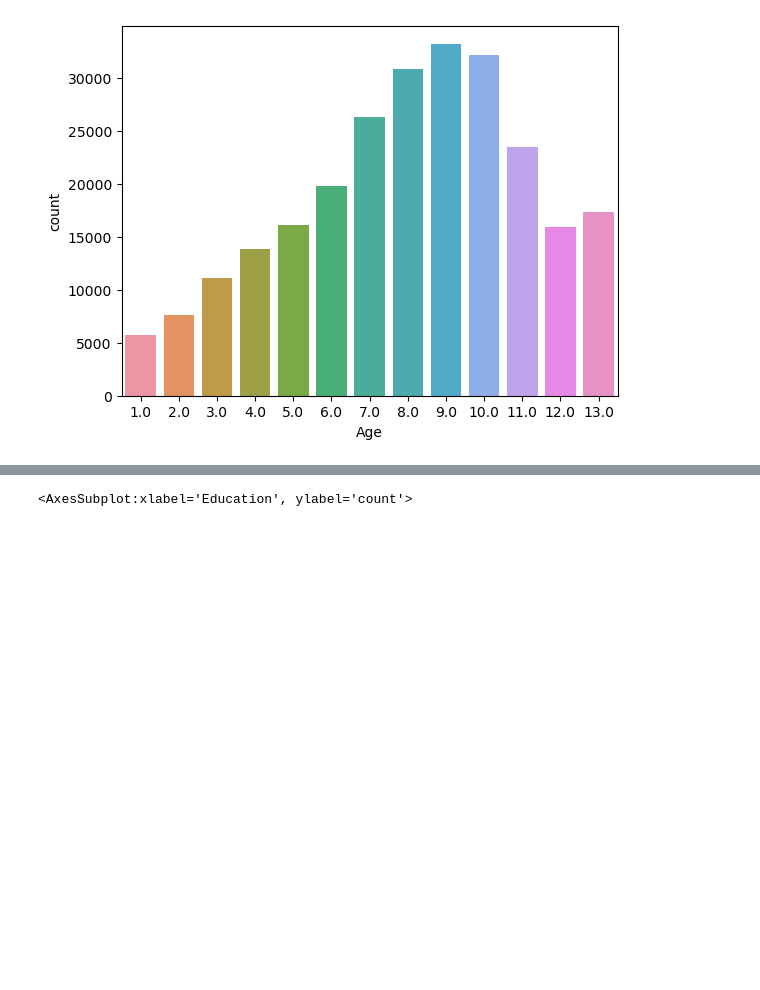
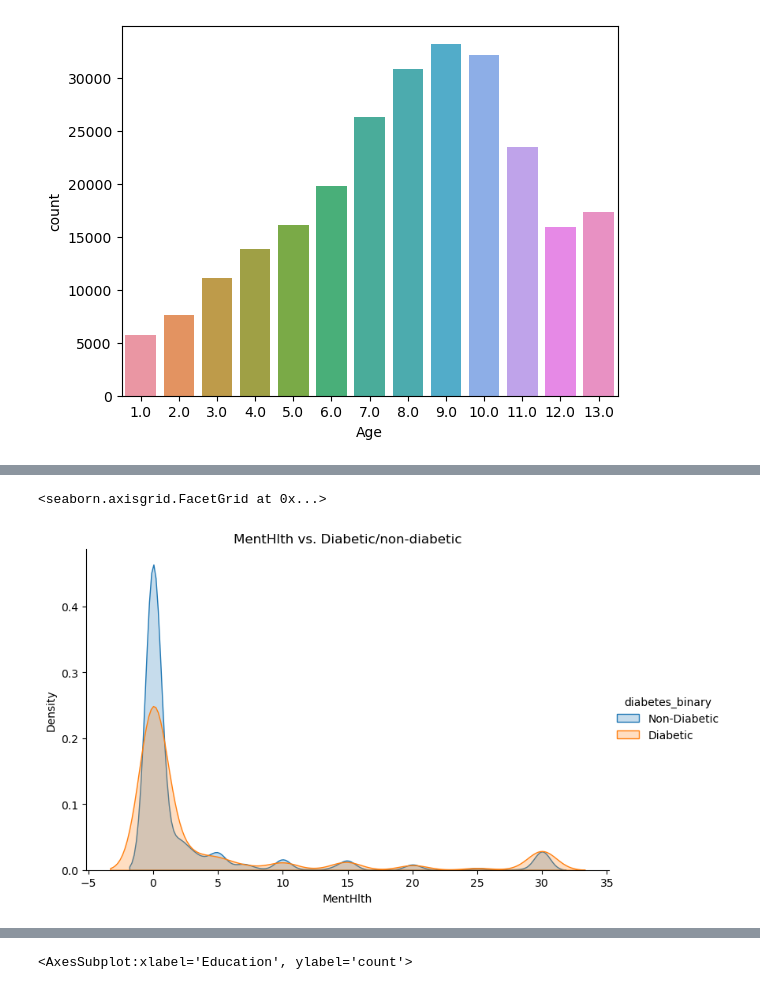
Before and after one commit to egehanyorulmaz/diabetes-prediction, a Jupyter notebook: Diabetes_Health_Prediction_EDA.ipynb, the cells around one changed output, grey strips where cells are left out. Saved outputs shown, nothing was run; the diff lists cells and outputs as text; code cells hidden in the pictures; blank space fills up the shorter version.

```diff
--- a/Diabetes_Health_Prediction_EDA.ipynb
+++ b/Diabetes_Health_Prediction_EDA.ipynb
@@ -124,0 +119,7 @@ sns.distplot(data[data['BMI'].notnull()]['BMI'])
+# %%
+g = sns.FacetGrid(data[data['MentHlth'].notnull()], hue='diabetes_binary', height=5, aspect=1.5).set(title = 'MentHlth vs. Diabetic/non-diabetic')
+g.map(sns.kdeplot, 'MentHlth', shade=True)
+g.add_legend()
+# %% [output]
+<seaborn.axisgrid.FacetGrid at 0x...>
+[figure, added]
```
Also changed, not shown: parts of 17 cells of this notebook.
